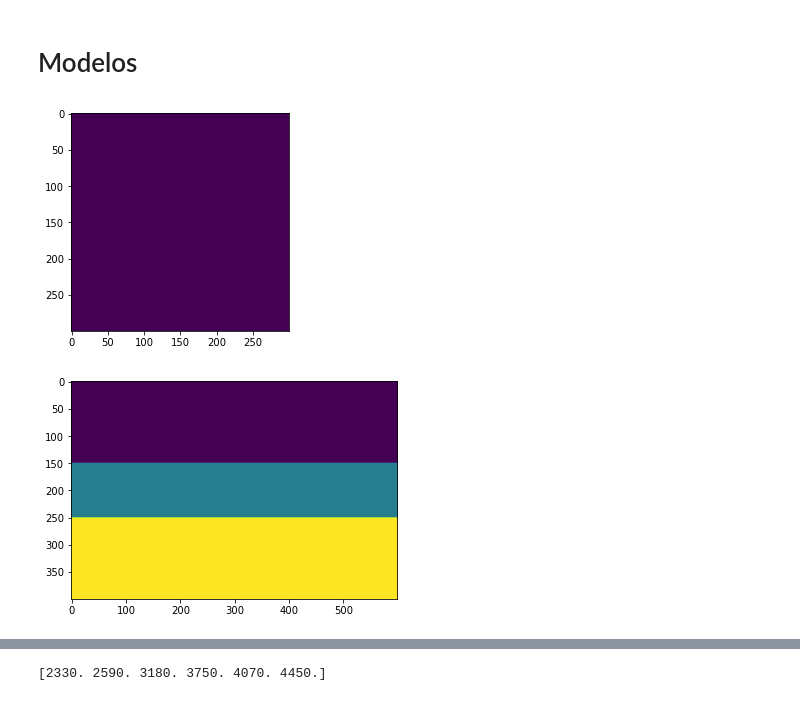
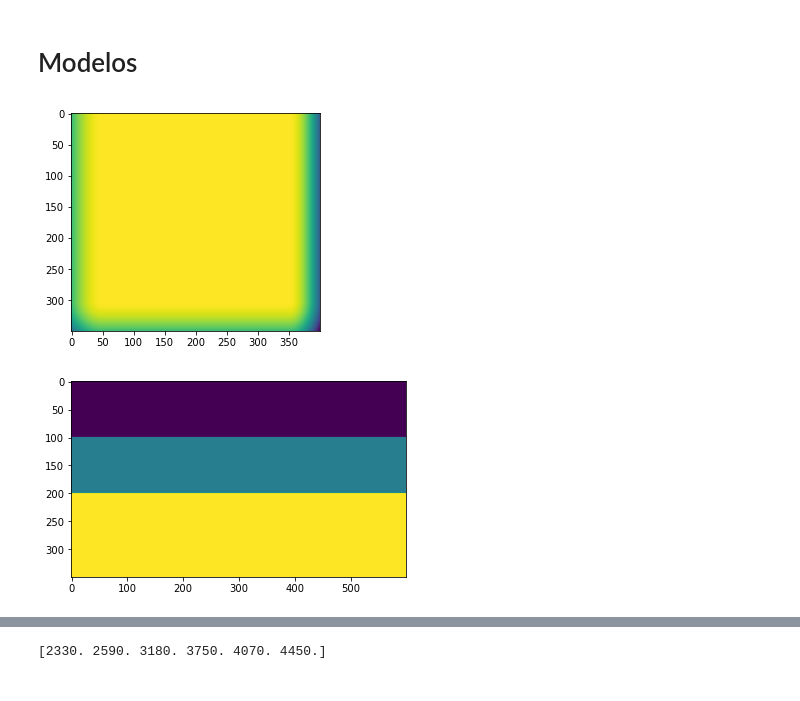
Before and after one commit to thiago-carneiro/mestrado, a Jupyter notebook: procSinais/modelagem.ipynb, the cells around one changed output, grey strips where cells are left out. Drawn from its saved outputs; the diff is of its cells as text; code cells hidden in the pictures.

```diff
--- a/procSinais/modelagem.ipynb
+++ b/procSinais/modelagem.ipynb
@@ -18,50 +20,70 @@ class modelo():
         self.Nz=Nz#300
         self.vp=np.zeros((self.Nz, self.Nx))
         self.Na=0
+        self.Ntopo=0
         self.fat = 0
         self.fat_c = np.ones((self.Nz, self.Nx))
+        self.zbv = False
+        self.profundidade_zbv = 0
+        self.vtopo = 0
+
     def cria_bordas_cerjan(self,Na = 50,fat=0.0025):
-        self.Na = Na
+        self.Na += Na
         self.fat = fat
 
-        Nzz = self.Nz + 2*self.Na
-        Nxx = self.Nx + 2*self.Na
+        Nzz = self.Nz + Na
+        Nxx = self.Nx + 2*Na
         ext_vp=np.zeros((Nzz,Nxx))
-        ext_vp[Na:-Na,Na:-Na]=self.vp
+        ext_vp[:-Na,Na:-Na]=self.vp
         for i in range(Na+1):
-            ext_vp[i,:]=ext_vp[Na+1,:]
             ext_vp[-i-1,:]=ext_vp[-Na-1,:]
             ext_vp[:,i]=ext_vp[:,Na+1]
             ext_vp[:,-i-1]=ext_vp[:,-Na-1]
         self.vp=ext_vp
         self.Nz=Nzz
         self.Nx=Nxx
-
-#        self.fat_c = [exp(-((self.fat*(Na-i))**2)) for i in range(Na)]
         self.fat_c = np.ones((Nzz,Nxx))
         if Na != 0:
-            for i in range(Na):
-                self.fat_c[i, :] = np.exp(-((fat * (Na - i)) ** 2))
             for i in range(Nzz - Na, Nzz):
                 self.fat_c[i, :] = np.exp(-((fat * (Nzz - Na - i)) ** 2))
             for k in range(Na):
-                    self.fat_c[:, k] = np.exp(-((fat * (Na - k)) ** 2)) * self.fat_c[:, Na]
+                self.fat_c[:, k] = np.exp(-((fat * (Na - k)) ** 2)) * self.fat_c[:, Na]
             for k in range(Nxx - Na+1, Nxx):
-                    self.fat_c[:, k] = np.exp(-(((fat + 0.5*fat) * (Nxx - Na - k)) ** 2))  * self.fat_c[:, Nxx-Na]
+                self.fat_c[:, k] = np.exp(-(((fat + 0.5*fat) * (Nxx - Na - k)) ** 2))  * self.fat_c[:, Nxx-Na]
         return self
+
+    def cria_borda_topo(self, Ntopo: int):
+        self.Ntopo = Ntopo
+        Nzz = self.Nz + self.Ntopo
+        ext_vp=np.zeros((Nzz, self.Nx))
+        ext_vp[self.Ntopo:,:]=self.vp
+        for i in range(self.Ntopo):
+            ext_vp[i,:]=self.vp[0,:]
+        self.vp = ext_vp
+        self.Nz = Nzz
+        return self
+
+    def cria_ZBV(self, profundidade = 7, velocidade = 450):
+        self.vp[:profundidade,:]=velocidade
+        self.zbv = True
+        self.profundidade_zbv=profundidade
+        return self
+
     def plot(self):
         plt.imshow(self.vp)
+
     def plot_fator_cerjan(self):
         plt.imshow(self.fat_c)
 # %%
 class modelo_homogeneo(modelo):
     def __init__(self, Nx=300, Nz=300, v=1500) -> None:
         super().__init__(Nx=Nx, Nz=Nz)
         self.vp[:,:]=v
+        self.vtopo=v
 
-modelo_homogeneo().plot()
+modelo_homogeneo().cria_bordas_cerjan().plot_fator_cerjan()
 # %% [output]
-[figure, old version]
+[figure, new version]
 # %%
 class modelo_paralelas(modelo):
     def __init__(self, Nx = 300, Nz = 300, v = [1500, 3000, 5000]) -> None:
@@ -69,7 +91,8 @@ class modelo_paralelas(modelo):
         self.vp[:int(self.Nz/3),:]=v[0]#1500
         self.vp[int(self.Nz/3):int(2*self.Nz/3),:]=v[1]#3000
         self.vp[int(2*self.Nz/3):,:]=v[2]#5000
+        self.vtopo=v[0]
 
 modelo_paralelas(500,300).cria_bordas_cerjan().plot()#_fator_cerjan()
 # %% [output]
-[figure, old version]
+[figure, new version]
```
Also changed, not shown: parts of 26 cells of this notebook.
